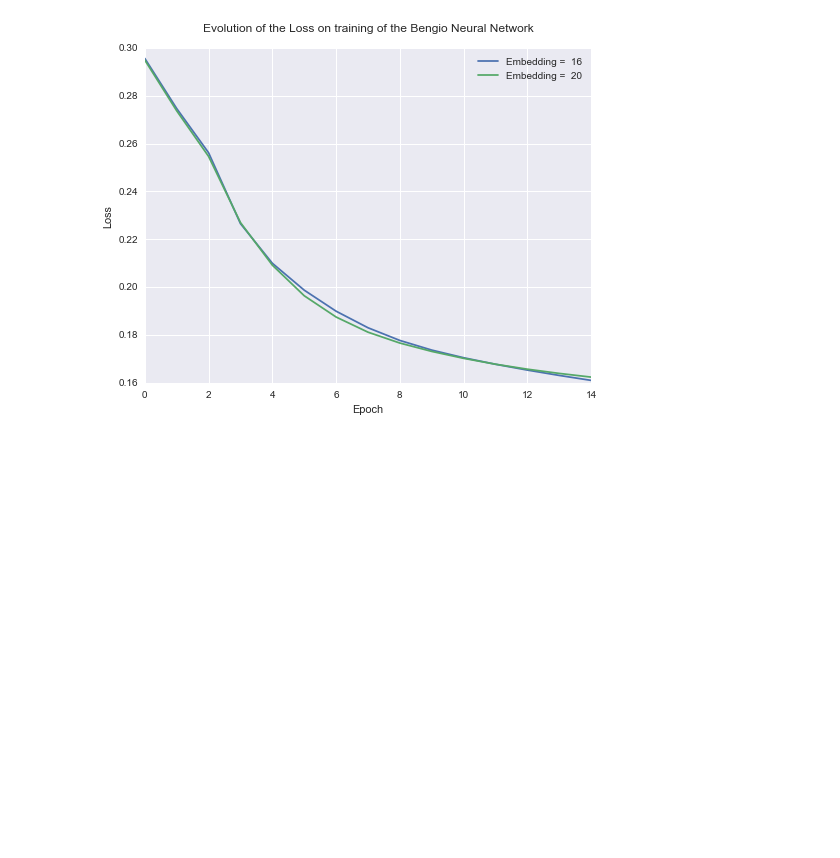
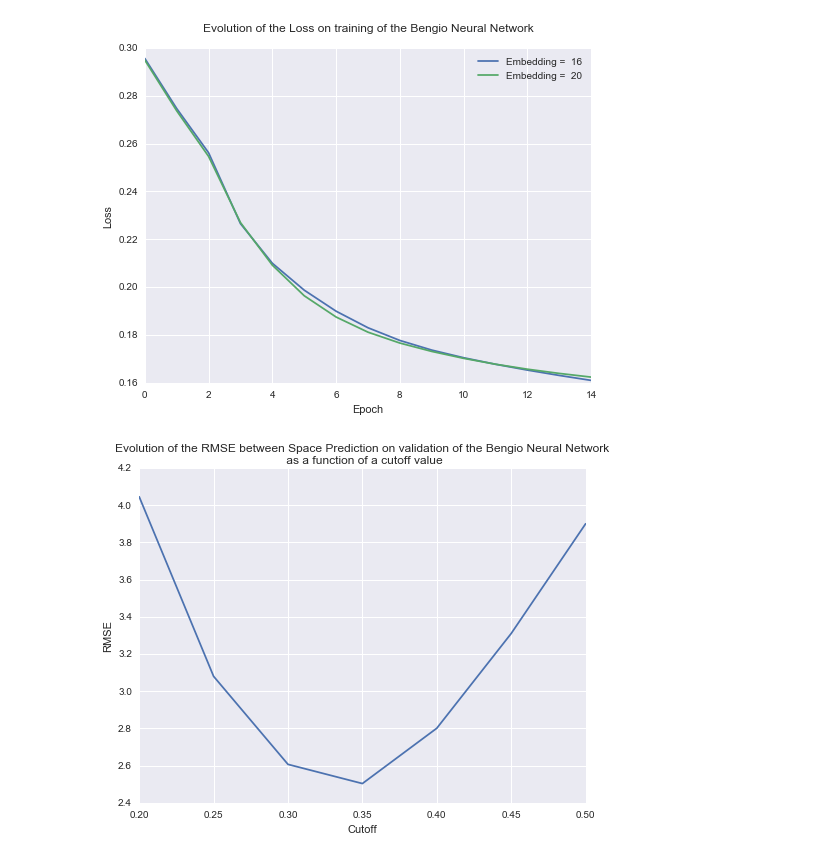
Before and after one commit to eneyi/cs287, a Jupyter notebook: HW4/notebook/Plot.ipynb, the cells around one changed output. Cells and saved outputs as stored; diff of their text form; code cells hidden in the pictures; blank space fills up the shorter version.

Commit message:
submission cutoff

```diff
--- a/HW4/notebook/Plot.ipynb
+++ b/HW4/notebook/Plot.ipynb
@@ -226,3 +226,13 @@ plt.title('Evolution of the Loss on training of the Bengio Neural Network\n')
 plt.show()
 # %% [output]
 [figure]
+# %%
+ig = plt.figure(figsize=(8, 6), dpi=100)
+val = [4.0454010259896,3.0799396007246,2.6066091340369,2.5034905771463, 2.8009479433287, 3.3102996589939, 3.9]
+plt.plot(np.linspace(0.2,0.5,7),val)
+plt.xlabel('Cutoff')
+plt.ylabel('RMSE')
+plt.title('Evolution of the RMSE between Space Prediction on validation of the Bengio Neural Network\n as a function of a cutoff value')
+plt.show()
+# %% [output]
+[figure, added]
```
Also changed, not shown: 6 other files.
